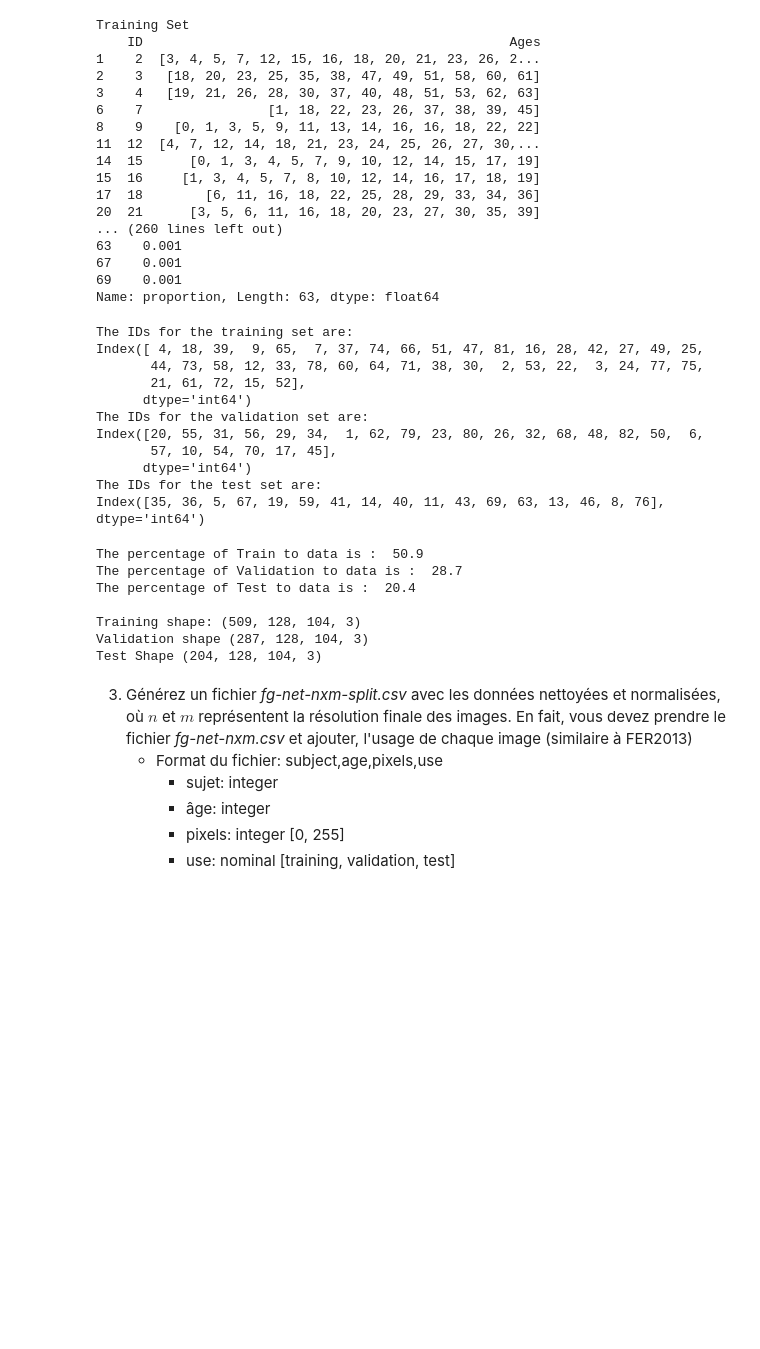
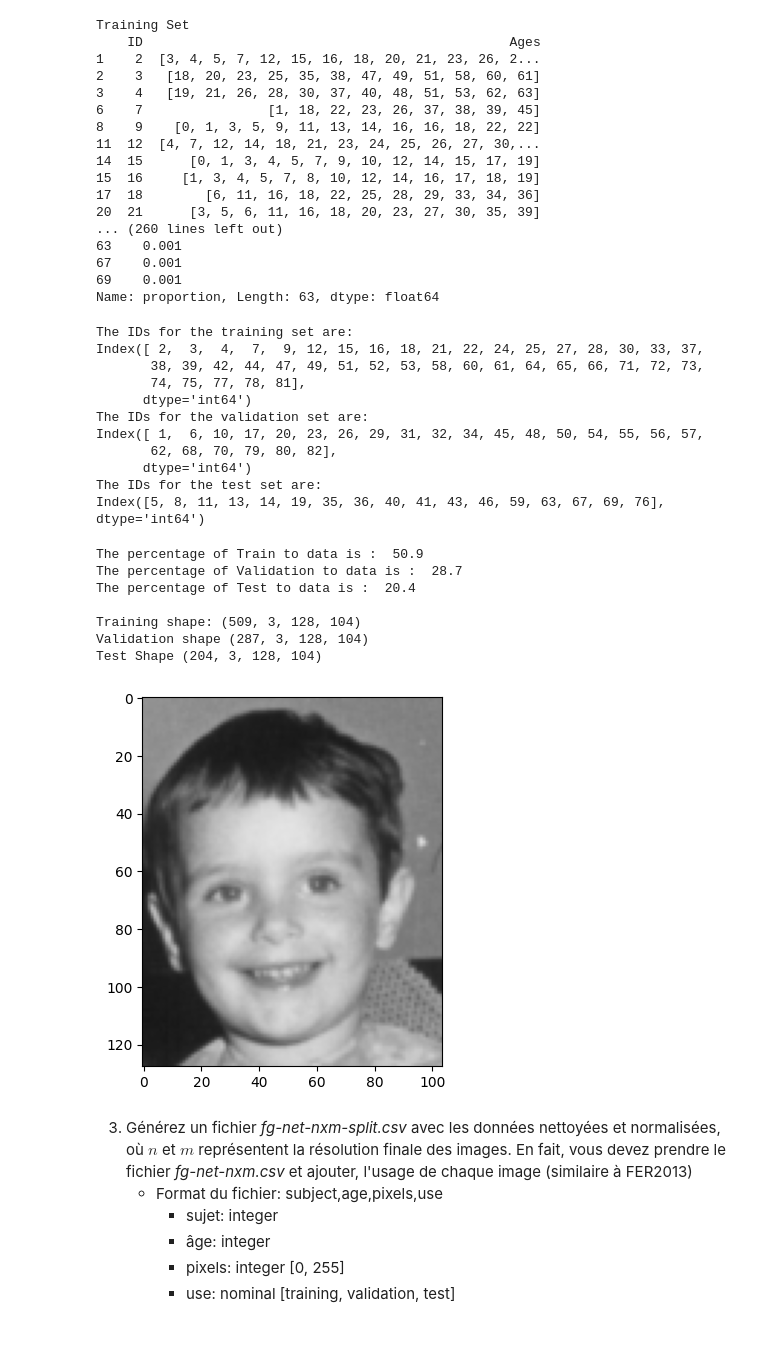
Before and after one commit to Scammaz/771-lab2, a Jupyter notebook: lab7.ipynb, the cells around one changed output. Cells and saved outputs as stored; diff of their text form; code cells hidden in the pictures; blank space fills up the shorter version.

```diff
--- a/lab7.ipynb
+++ b/lab7.ipynb
@@ -245,13 +248,13 @@ Training Set
 Name: proportion, Length: 63, dtype: float64
 # %%
 print("The IDs for the training set are:")
-print(train_ids)
+print(train_ids.sort_values())
 
 print("The IDs for the validation set are:")
-print(val_ids)
+print(val_ids.sort_values())
 
 print("The IDs for the test set are:")
-print(test_ids)
+print(test_ids.sort_values())
 
 X_train = X_data[np.isin(z_data, train_ids)]
 y_train = y_data[np.isin(z_data, train_ids)]
@@ -266,17 +269,21 @@ y_test = y_data[np.isin(z_data, test_ids)]
 z_test = z_data[np.isin(z_data, test_ids)]
 # %% [output]
 The IDs for the training set are:
-Index([ 4, 18, 39,  9, 65,  7, 37, 74, 66, 51, 47, 81, 16, 28, 42, 27, 49, 25,
-       44, 73, 58, 12, 33, 78, 60, 64, 71, 38, 30,  2, 53, 22,  3, 24, 77, 75,
-       21, 61, 72, 15, 52],
+Index([ 2,  3,  4,  7,  9, 12, 15, 16, 18, 21, 22, 24, 25, 27, 28, 30, 33, 37,
+       38, 39, 42, 44, 47, 49, 51, 52, 53, 58, 60, 61, 64, 65, 66, 71, 72, 73,
+       74, 75, 77, 78, 81],
       dtype='int64')
 The IDs for the validation set are:
-Index([20, 55, 31, 56, 29, 34,  1, 62, 79, 23, 80, 26, 32, 68, 48, 82, 50,  6,
-       57, 10, 54, 70, 17, 45],
+Index([ 1,  6, 10, 17, 20, 23, 26, 29, 31, 32, 34, 45, 48, 50, 54, 55, 56, 57,
+       62, 68, 70, 79, 80, 82],
       dtype='int64')
 The IDs for the test set are:
-Index([35, 36, 5, 67, 19, 59, 41, 14, 40, 11, 43, 69, 63, 13, 46, 8, 76], dtype='int64')
+Index([5, 8, 11, 13, 14, 19, 35, 36, 40, 41, 43, 46, 59, 63, 67, 69, 76], dtype='int64')
 # %%
+
+X_train = np.reshape(X_train, (X_train.shape[0],3,128, 104))
+X_val = np.reshape(X_val, (X_val.shape[0],3,128, 104))
+X_test = np.reshape(X_test, (X_test.shape[0],3,128, 104))
 
 print("The percentage of Train to data is : ", (X_train.shape[0]/X_data.shape[0])*100)
 print("The percentage of Validation to data is : ", (X_val.shape[0]/X_data.shape[0])*100)
@@ -292,6 +299,6 @@ The percentage of Train to data is :  50.9
 The percentage of Validation to data is :  28.7
 The percentage of Test to data is :  20.4
 
-Training shape: (509, 128, 104, 3)
-Validation shape (287, 128, 104, 3)
-Test Shape (204, 128, 104, 3)
+Training shape: (509, 3, 128, 104)
+Validation shape (287, 3, 128, 104)
+Test Shape (204, 3, 128, 104)
@@ -302,3 +305,14 @@ D_test = z_test
+# %%
+D_train = z_train
+D_valid = z_val
+D_test = z_test
+
+img= X_train[0].reshape(128,104,3)
+#Pour visualiser il faut le channel a la fin
+plt.imshow(img , cmap='gray')
+plt.show()
+# %% [output]
+[figure, added]
 # %% [markdown]
 3. Générez un fichier *fg-net-nxm-split.csv* avec les données nettoyées et normalisées, où $n$ et $m$ représentent la résolution finale des images. En fait, vous devez prendre le fichier *fg-net-nxm.csv* et ajouter, l'usage de chaque image (similaire à FER2013)
    - Format du fichier: subject,age,pixels,use
```
Also changed, not shown: parts of 15 cells of this notebook.
